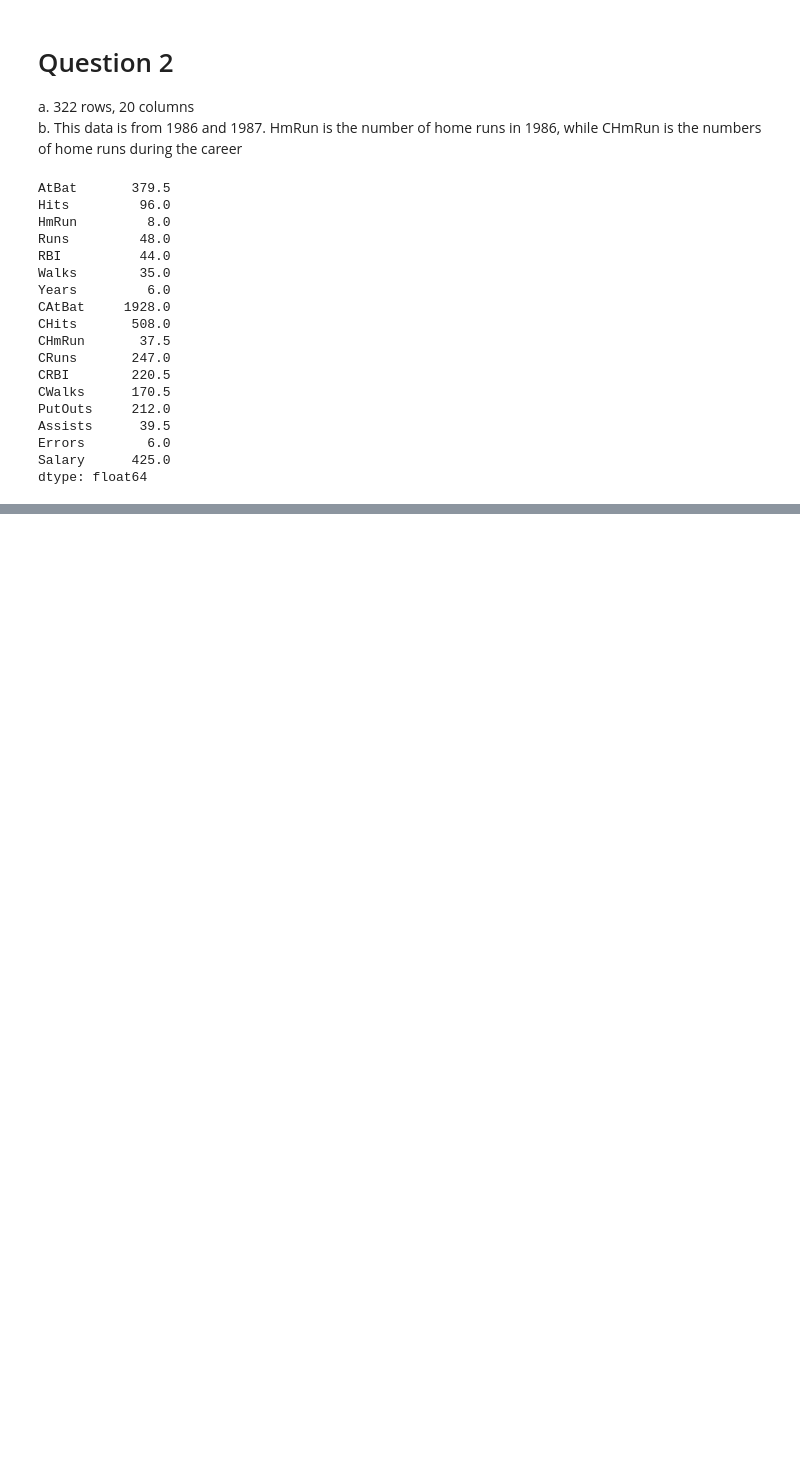
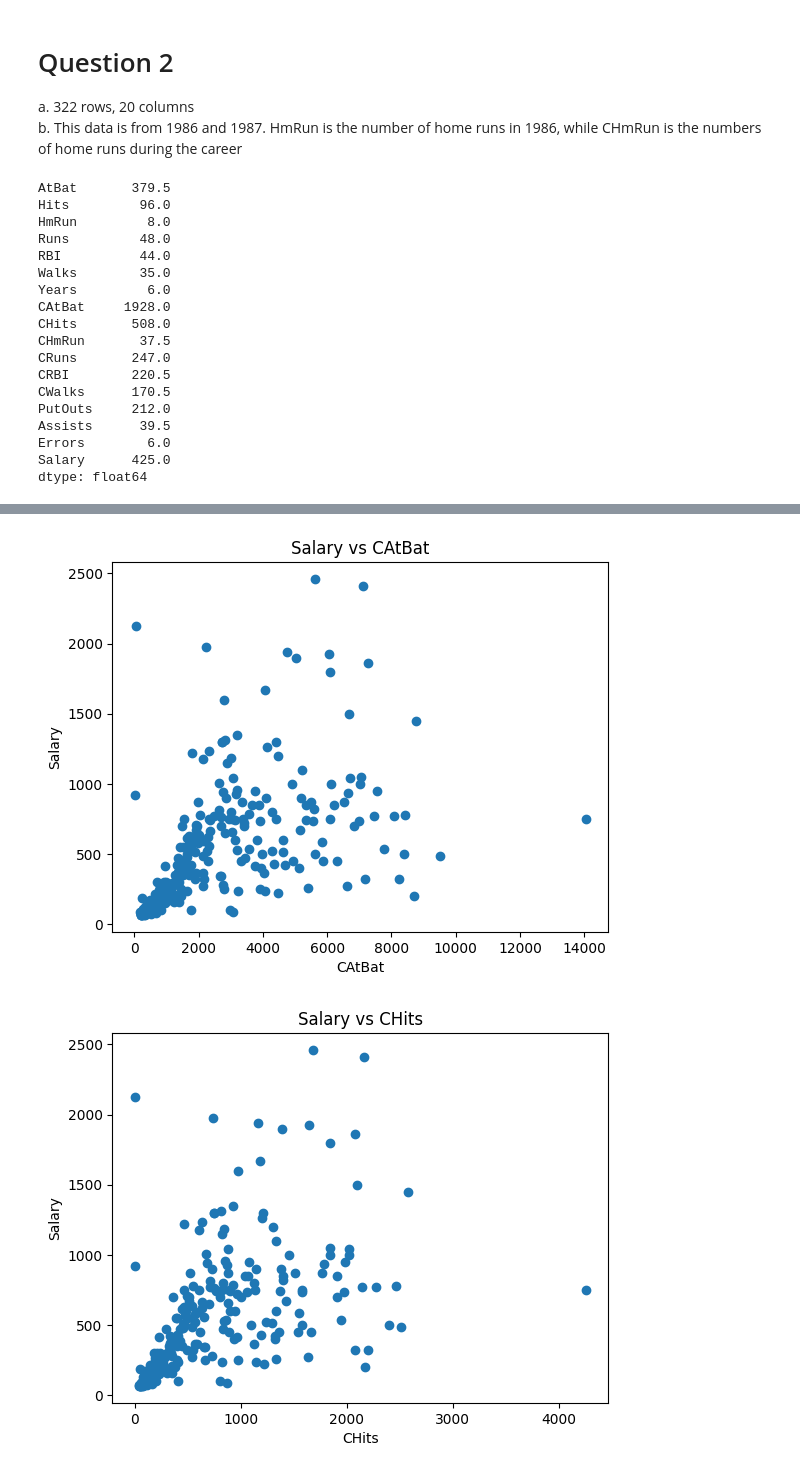
Before and after one commit to mmdanielewicz/code_2600, a Jupyter notebook: homework1.ipynb, the cells around one changed output, grey strips where cells are left out. Cells and saved outputs as stored; diff of their text form; code cells hidden in the pictures; blank space fills up the shorter version.

```diff
--- a/homework1.ipynb
+++ b/homework1.ipynb
@@ -64,0 +123,13 @@ dtype: float64
+# %%
+metrics = ["CAtBat", "CHits", "CHmRun", "CRuns", "CRBI", "CWalks"]
+salary = hitters["Salary"]
+
+for m in metrics:
+    plt.scatter(hitters[m], salary)
+    plt.title(f"Salary vs {m}")
+    plt.xlabel(m)
+    plt.ylabel("Salary")
+    plt.show()
+# %% [output]
+[figure, added]
+[figure, added]
```
Also changed, not shown: parts of 14 cells of this notebook, 1 other file.
